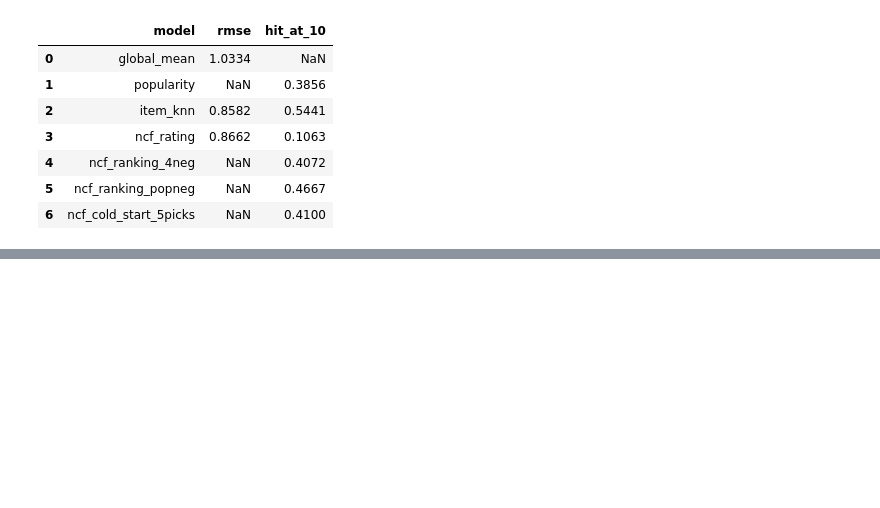
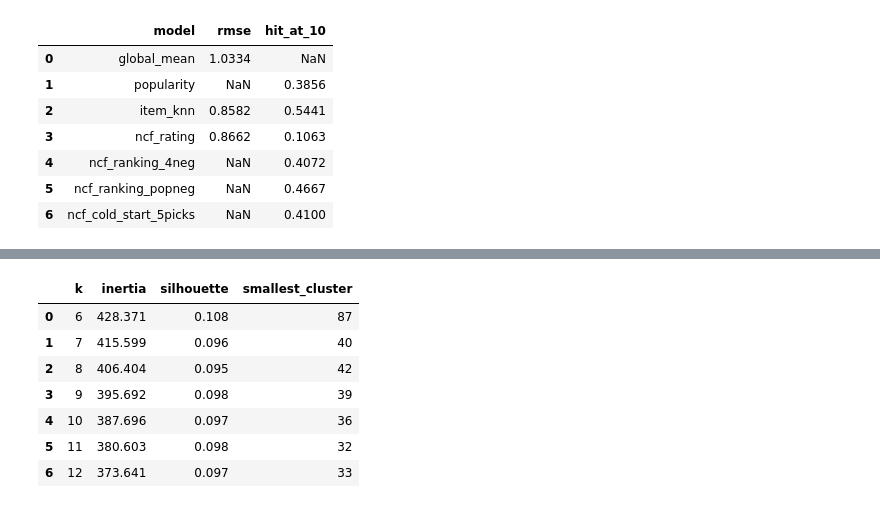
Before and after one commit to Amm2049/tastelet, a Jupyter notebook: notebooks/04_fold_in_personas.ipynb, the cells around one changed output, grey strips where cells are left out. Drawn from its saved outputs; the diff is of its cells as text; code cells hidden in the pictures; blank space fills up the shorter version.

```diff
--- a/notebooks/04_fold_in_personas.ipynb
+++ b/notebooks/04_fold_in_personas.ipynb
@@ -358,0 +366,31 @@ results
+# %%
+from sklearn.cluster import KMeans
+from sklearn.metrics import silhouette_score
+
+K_CANDIDATES = range(6, 13)
+
+user_embeddings = model.user_embedding.weight.detach().numpy()
+unit_user_embeddings = user_embeddings / np.linalg.norm(user_embeddings, axis=1, keepdims=True)
+
+k_rows = []
+for k in K_CANDIDATES:
+    kmeans = KMeans(n_clusters=k, n_init=10, random_state=SEED).fit(unit_user_embeddings)
+    k_rows.append(
+        {
+            "k": k,
+            "inertia": kmeans.inertia_,
+            "silhouette": silhouette_score(unit_user_embeddings, kmeans.labels_),
+            "smallest_cluster": np.bincount(kmeans.labels_).min(),
+        }
+    )
+k_comparison_df = pd.DataFrame(k_rows).round(3)
+k_comparison_df
+# %% [output]
+|  | k | inertia | silhouette | smallest_cluster |
+| 0 | 6 | 428.371 | 0.108 | 87 |
+| 1 | 7 | 415.599 | 0.096 | 40 |
+| 2 | 8 | 406.404 | 0.095 | 42 |
+| 3 | 9 | 395.692 | 0.098 | 39 |
+| 4 | 10 | 387.696 | 0.097 | 36 |
+| 5 | 11 | 380.603 | 0.098 | 32 |
+| 6 | 12 | 373.641 | 0.097 | 33 |
```
Also changed, not shown: parts of 6 cells of this notebook, 4 other files.
